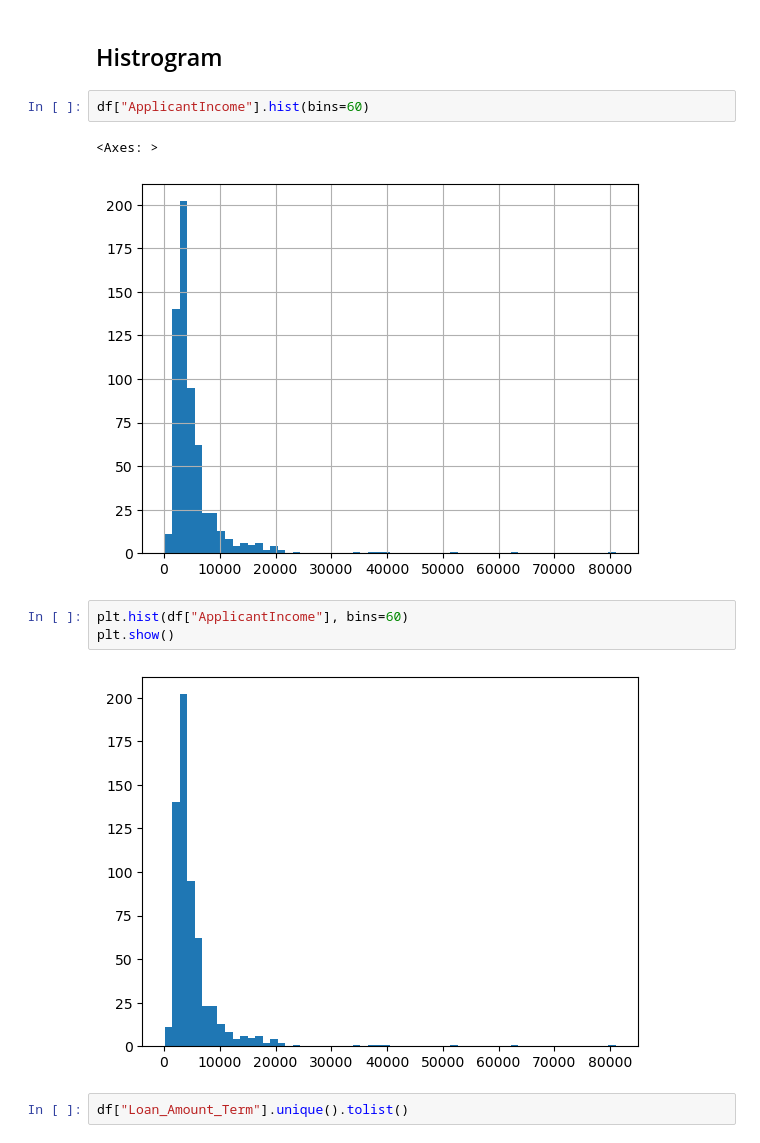
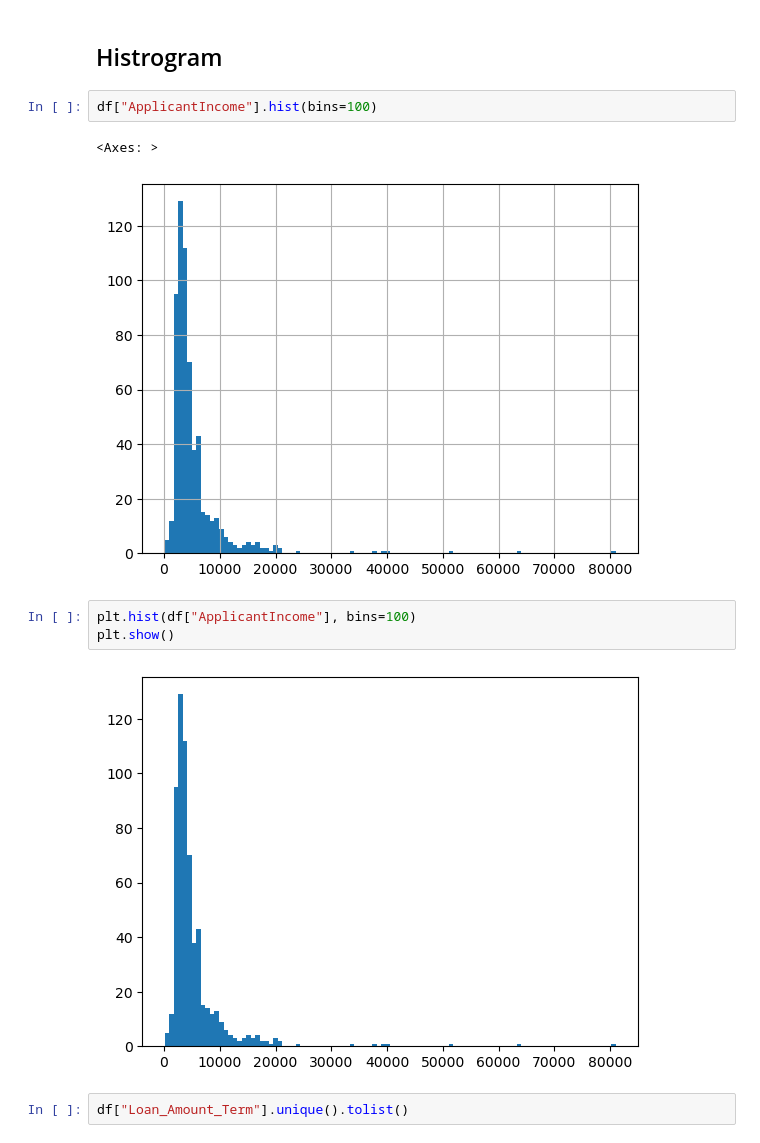
Before and after one commit to kavehbc/data-neural-network, a Jupyter notebook: notebooks/14-dm-visualization-matplotlib.ipynb, the cells around one changed output. Saved outputs shown, nothing was run; the diff lists cells and outputs as text.

```diff
--- a/notebooks/14-dm-visualization-matplotlib.ipynb
+++ b/notebooks/14-dm-visualization-matplotlib.ipynb
@@ -17,15 +17,15 @@ df.head()
 # %% [markdown]
 ## Histrogram
 # %%
-df["ApplicantIncome"].hist(bins=60)
+df["ApplicantIncome"].hist(bins=100)
 # %% [output]
 <Axes: >
-[figure, old version]
+[figure, new version]
 # %%
-plt.hist(df["ApplicantIncome"], bins=60)
+plt.hist(df["ApplicantIncome"], bins=100)
 plt.show()
 # %% [output]
-[figure, old version]
+[figure, new version]
 # %%
 df["Loan_Amount_Term"].unique().tolist()
 # %% [output]
```
Also changed, not shown: parts of 2 cells of this notebook, 6 other files.
